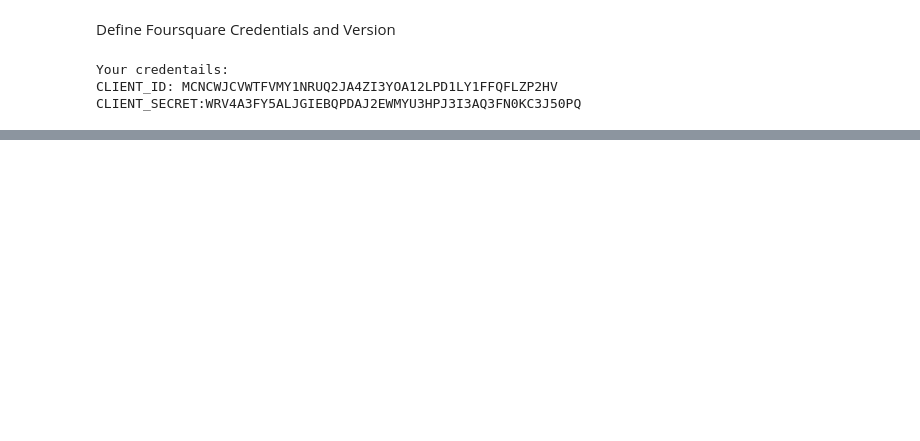
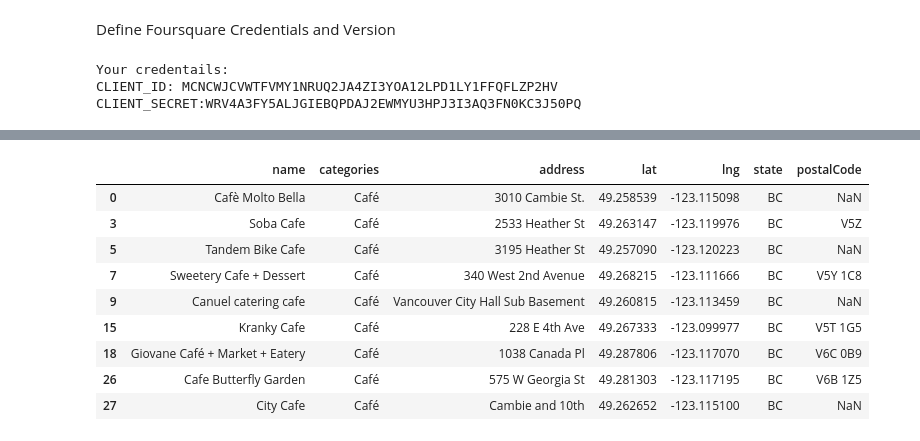
Before and after one commit to elsa974/Coursera_Capstone, a Jupyter notebook: Applied Data Science Capstone.ipynb, the cells around one changed output, grey strips where cells are left out. Saved outputs shown, nothing was run; the diff lists cells and outputs as text; code cells hidden in the pictures; blank space fills up the shorter version.

```diff
--- a/Applied Data Science Capstone.ipynb
+++ b/Applied Data Science Capstone.ipynb
@@ -403,0 +182,38 @@ map_clusters
+# %%
+# keep only columns that include venue name, and anything that is associated with location
+filtered_columns2 = ['name', 'categories'] + [col for col in df_cafe.columns if col.startswith('location.')] + ['id']
+dataframe_filtered2 = df_cafe.loc[:, filtered_columns2]
+
+# function that extracts the category of the venue
+def get_category_type(row):
+    try:
+        categories_list2 = row['categories']
+    except:
+        categories_list2 = row['venue.categories']
+
+    if len(categories_list2) == 0:
+        return None
+    else:
+        return categories_list2[0]['name']
+
+# filter the category for each row
+dataframe_filtered2['categories'] = dataframe_filtered2.apply(get_category_type, axis=1)
+
+# clean column names by keeping only last term
+dataframe_filtered2.columns = [column.split('.')[-1] for column in dataframe_filtered2.columns]
+
+cafe_final= dataframe_filtered2.drop(['cc', 'city', 'country', 'crossStreet', 'distance', 'formattedAddress','labeledLatLngs','neighborhood', 'id'], axis=1)
+array= ['Café','Hookah Bar']
+cafe_final= cafe_final.loc[cafe_final['categories'].isin(array)]
+cafe_final
+# %% [output]
+|  | name | categories | address | lat | lng | state | postalCode |
+| 0 | Cafè Molto Bella | Café | 3010 Cambie St. | 49.258539 | -123.115098 | BC | NaN |
+| 3 | Soba Cafe | Café | 2533 Heather St | 49.263147 | -123.119976 | BC | V5Z |
+| 5 | Tandem Bike Cafe | Café | 3195 Heather St | 49.257090 | -123.120223 | BC | NaN |
+| 7 | Sweetery Cafe + Dessert | Café | 340 West 2nd Avenue | 49.268215 | -123.111666 | BC | V5Y 1C8 |
+| 9 | Canuel catering cafe | Café | Vancouver City Hall Sub Basement | 49.260815 | -123.113459 | BC | NaN |
+| 15 | Kranky Cafe | Café | 228 E 4th Ave | 49.267333 | -123.099977 | BC | V5T 1G5 |
+| 18 | Giovane Café + Market + Eatery | Café | 1038 Canada Pl | 49.287806 | -123.117070 | BC | V6C 0B9 |
+| 26 | Cafe Butterfly Garden | Café | 575 W Georgia St | 49.281303 | -123.117195 | BC | V6B 1Z5 |
+| 27 | City Cafe | Café | Cambie and 10th | 49.262652 | -123.115100 | BC | NaN |
```
Also changed, not shown: parts of 54 cells of this notebook.
